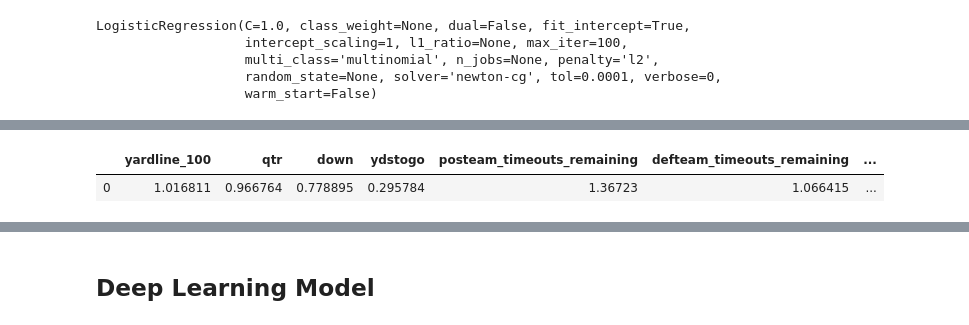
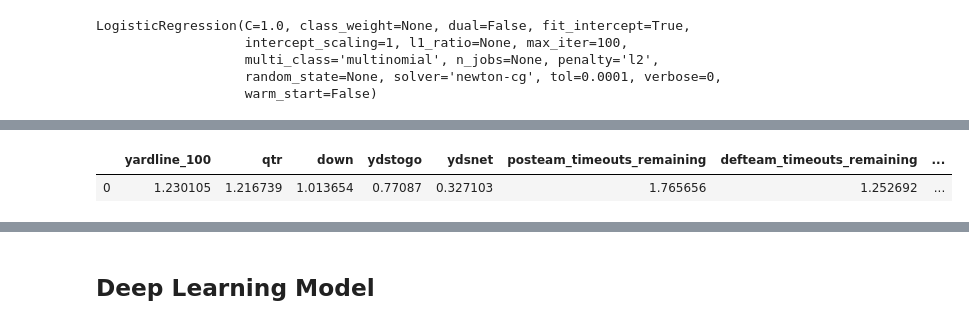
Before and after one commit to tiroger/Prediciting_NFL_Stats_ML, a Jupyter notebook: next_play_prediction.ipynb, the cells around one changed output, grey strips where cells are left out. Drawn from its saved outputs; the diff is of its cells as text; code cells hidden in the pictures.

```diff
--- a/next_play_prediction.ipynb
+++ b/next_play_prediction.ipynb
@@ -88,5 +95,5 @@ complete_pbp_data['next_play'] = complete_pbp_data.play_type.shift(-1)
 # Since there is not play after the last one of a game, we can remove the last row of each game, which will now be populated by 'kickoff' from the previous game
 # We can also remove the last row
 # We can also remove kickoffs (down=0)
-final_table = complete_pbp_data[(complete_pbp_data.next_play != 'kickoff') & (complete_pbp_data.down != 0.0) & (complete_pbp_data.down != 4.0)]
+final_table = complete_pbp_data[(complete_pbp_data.next_play != 'kickoff') & (complete_pbp_data.down != 0.0) & (complete_pbp_data.down != 4.0)].copy()
 final_table.drop(final_table.tail(1).index, inplace=True)
@@ -173,3 +186,7 @@ X.head()
+# %%
+# To simulate a normal distribution, we'll convert the ydsnet and yardline_100 to rootcube
+X.yardline_100 = np.cbrt(X.yardline_100)
+X.ydsnet = np.cbrt(X.ydsnet)
 # %%
 # Selecting outcome
 y = only_productive_plays.next_play
@@ -294,12 +319,12 @@ Index(['yardline_100', 'qtr', 'down', 'ydstogo', 'posteam_timeouts_remaining',
 # %%
 odds_ratio_df = pd.DataFrame({"yardline_100": [odds_ratio[0]],
                            "qtr": [odds_ratio[1]],
                            "down": [odds_ratio[2]],
-                           "ydstogo": [odds_ratio[3]],
-                           "posteam_timeouts_remaining": [odds_ratio[4]],
-                           "defteam_timeouts_remaining": [odds_ratio[5]],
-                           "score_differential": [odds_ratio[6]]})
+                           "ydstogo": [odds_ratio[3]], 'ydsnet': [odds_ratio[4]],
+                           "posteam_timeouts_remaining": [odds_ratio[5]],
+                           "defteam_timeouts_remaining": [odds_ratio[6]],
+                           "score_differential": [odds_ratio[7]]})
 odds_ratio_df.head()
 # %% [output]
-|  | yardline_100 | qtr | down | ydstogo | posteam_timeouts_remaining | defteam_timeouts_remaining | ... |
-| 0 | 1.016811 | 0.966764 | 0.778895 | 0.295784 | 1.36723 | 1.066415 | ... |
+|  | yardline_100 | qtr | down | ydstogo | ydsnet | posteam_timeouts_remaining | defteam_timeouts_remaining | ... |
+| 0 | 1.230105 | 1.216739 | 1.013654 | 0.77087 | 0.327103 | 1.765656 | 1.252692 | ... |
```
Also changed, not shown: parts of 76 cells of this notebook, 8 other files.
